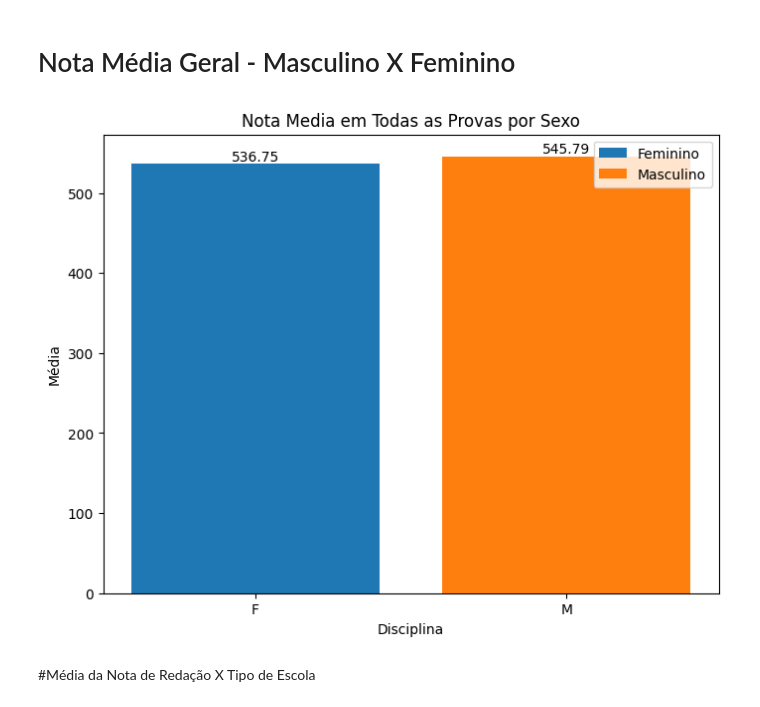
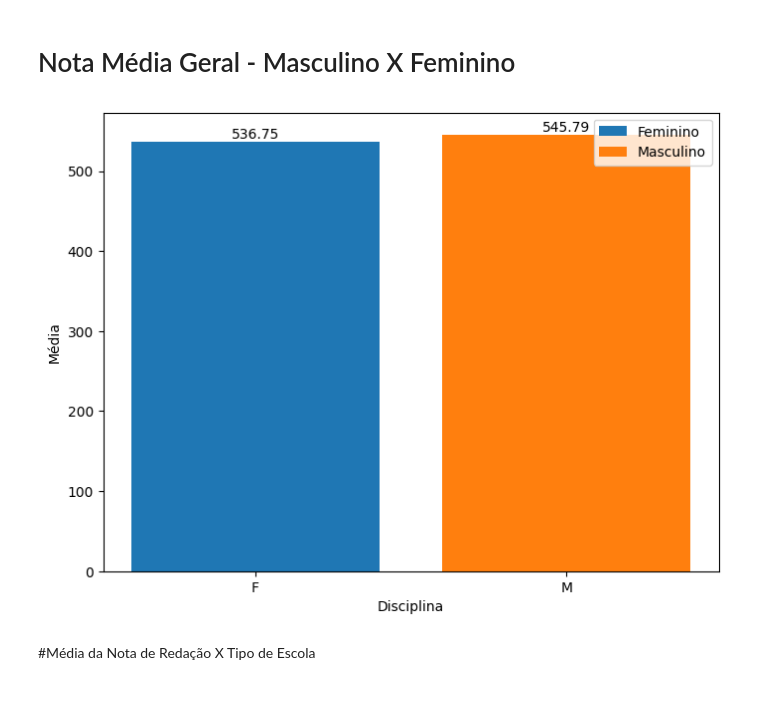
Before and after one commit to allandevbr92/MyResume, a Jupyter notebook: analiseEnem2022.ipynb, the cells around one changed output. Drawn from its saved outputs; the diff is of its cells as text; code cells hidden in the pictures.

```diff
--- a/analiseEnem2022.ipynb
+++ b/analiseEnem2022.ipynb
@@ -80,35 +62,34 @@ import numpy as np
 media_geral = df.groupby('TP_SEXO')[['NU_NOTA_CN', 'NU_NOTA_CH', 'NU_NOTA_LC', 'NU_NOTA_MT', 'NU_NOTA_REDACAO']].mean().mean(axis=1)
 
 # Criando o gráfico de barras empilhadas
 fig, ax = plt.subplots(figsize=(8, 6))
 
 # Definindo as cores para cada disciplina
 cores = ['tab:blue', 'tab:orange', 'tab:green', 'tab:red', 'tab:purple']
 
 # Convertendo as médias para uma matriz numpy
 medias = np.array([media_geral['F'], media_geral['M']])
 
 # Plotando as barras empilhadas para cada disciplina
 barras = ax.bar(media_geral.index, medias, label=['Feminino', 'Masculino'], color=cores)
 
 # Adicionando rótulos nas barras
 for i, barra in enumerate(barras):
     height = barra.get_height()
     ax.text(barra.get_x() + barra.get_width() / 2, height,
             f"{height:.2f}", ha='center', va='bottom')
 
 # Definindo os rótulos dos eixos x e y
 ax.set_xlabel('Disciplina')
 ax.set_ylabel('Média')
-ax.set_title('Nota Media em Todas as Provas por Sexo')
 
 # Adicionando uma legenda
 ax.legend()
 
 # Exibindo o gráfico
 plt.show()
 # %% [output]
-[figure, old version]
+[figure, new version]
 # %% [markdown]
 #Média da Nota de Redação X Tipo de Escola
 # %%
```
Also changed, not shown: parts of 1 cell of this notebook.
